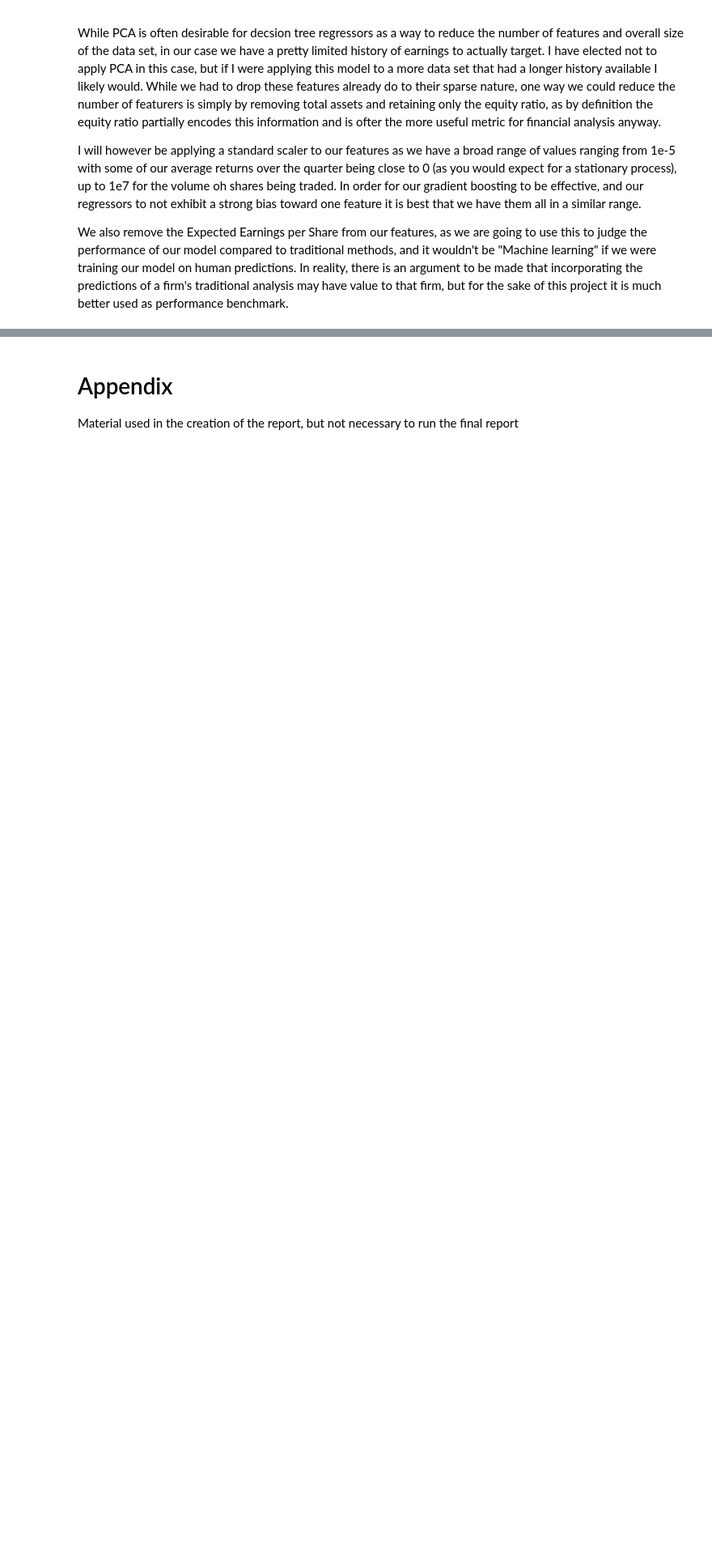
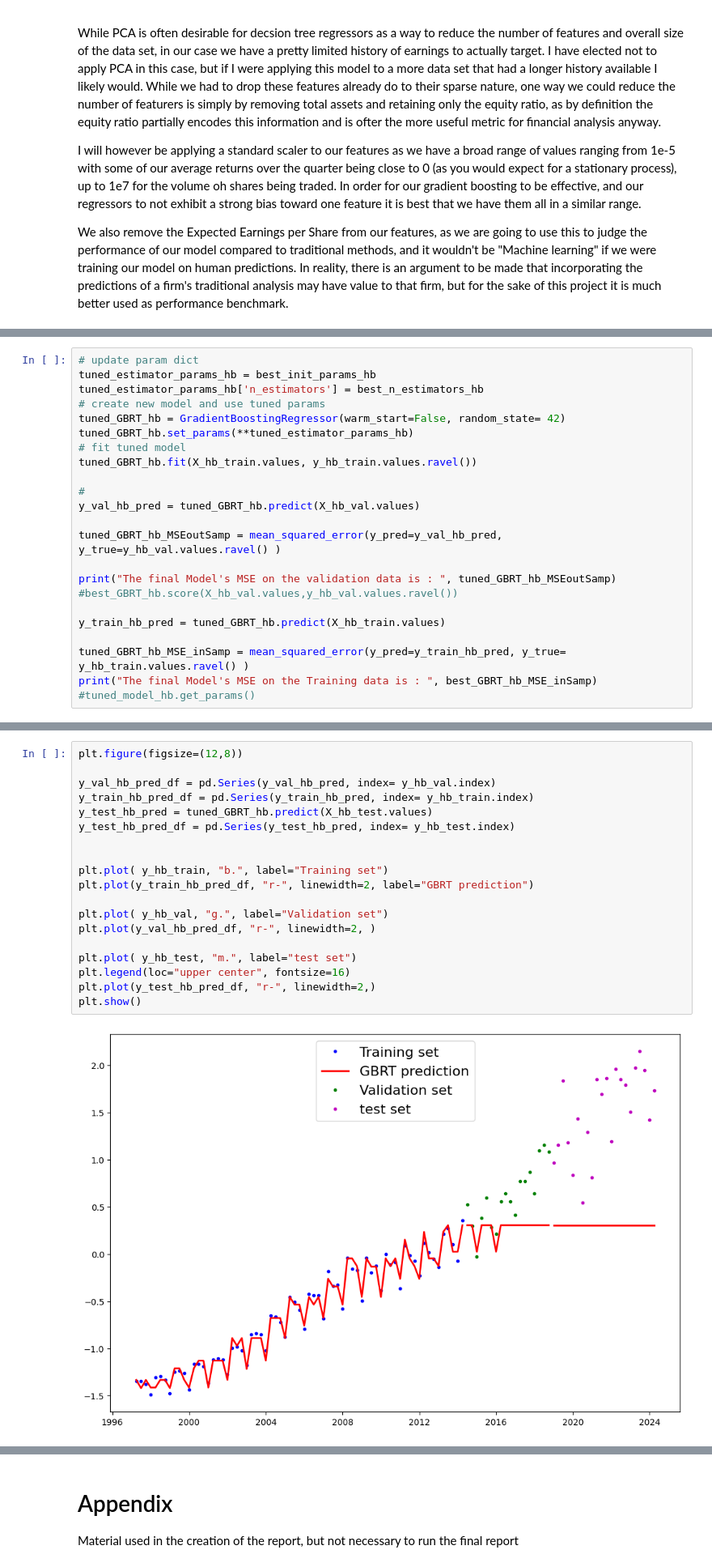
Before and after one commit to franco-rey/521-Final-Project, a Jupyter notebook: Hank.ipynb, the cells around one changed output, grey strips where cells are left out. Shown at 81% size. Cells and saved outputs as stored; diff of their text form; blank space fills up the shorter version.

Commit message:
model trained and over fit

```diff
--- a/Hank.ipynb
+++ b/Hank.ipynb
@@ -439,0 +519,23 @@ y_hb_train = y_hb_lessTst.iloc[:trn_val_split_indx]
+# %%
+# update param dict
+tuned_estimator_params_hb = best_init_params_hb
+tuned_estimator_params_hb['n_estimators'] = best_n_estimators_hb
+# create new model and use tuned params
+tuned_GBRT_hb = GradientBoostingRegressor(warm_start=False, random_state= 42)
+tuned_GBRT_hb.set_params(**tuned_estimator_params_hb)
+# fit tuned model
+tuned_GBRT_hb.fit(X_hb_train.values, y_hb_train.values.ravel())
+
+#
+y_val_hb_pred = tuned_GBRT_hb.predict(X_hb_val.values)
+
+tuned_GBRT_hb_MSEoutSamp = mean_squared_error(y_pred=y_val_hb_pred, y_true=y_hb_val.values.ravel() )
+
+print("The final Model's MSE on the validation data is : ", tuned_GBRT_hb_MSEoutSamp)
+#best_GBRT_hb.score(X_hb_val.values,y_hb_val.values.ravel())
+
+y_train_hb_pred = tuned_GBRT_hb.predict(X_hb_train.values)
+
+tuned_GBRT_hb_MSE_inSamp = mean_squared_error(y_pred=y_train_hb_pred, y_true= y_hb_train.values.ravel() )
+print("The final Model's MSE on the Training data is : ", best_GBRT_hb_MSE_inSamp)
+#tuned_model_hb.get_params()
@@ -439,0 +545,21 @@ y_hb_train = y_hb_lessTst.iloc[:trn_val_split_indx]
+# %%
+plt.figure(figsize=(12,8))
+
+y_val_hb_pred_df = pd.Series(y_val_hb_pred, index= y_hb_val.index)
+y_train_hb_pred_df = pd.Series(y_train_hb_pred, index= y_hb_train.index)
+y_test_hb_pred = tuned_GBRT_hb.predict(X_hb_test.values)
+y_test_hb_pred_df = pd.Series(y_test_hb_pred, index= y_hb_test.index)
+
+
+plt.plot( y_hb_train, "b.", label="Training set")
+plt.plot(y_train_hb_pred_df, "r-", linewidth=2, label="GBRT prediction")
+
+plt.plot( y_hb_val, "g.", label="Validation set")
+plt.plot(y_val_hb_pred_df, "r-", linewidth=2, )
+
+plt.plot( y_hb_test, "m.", label="test set")
+plt.legend(loc="upper center", fontsize=16)
+plt.plot(y_test_hb_pred_df, "r-", linewidth=2,)
+plt.show()
+# %% [output]
+[figure, added]
```
Also changed, not shown: parts of 17 cells of this notebook.
